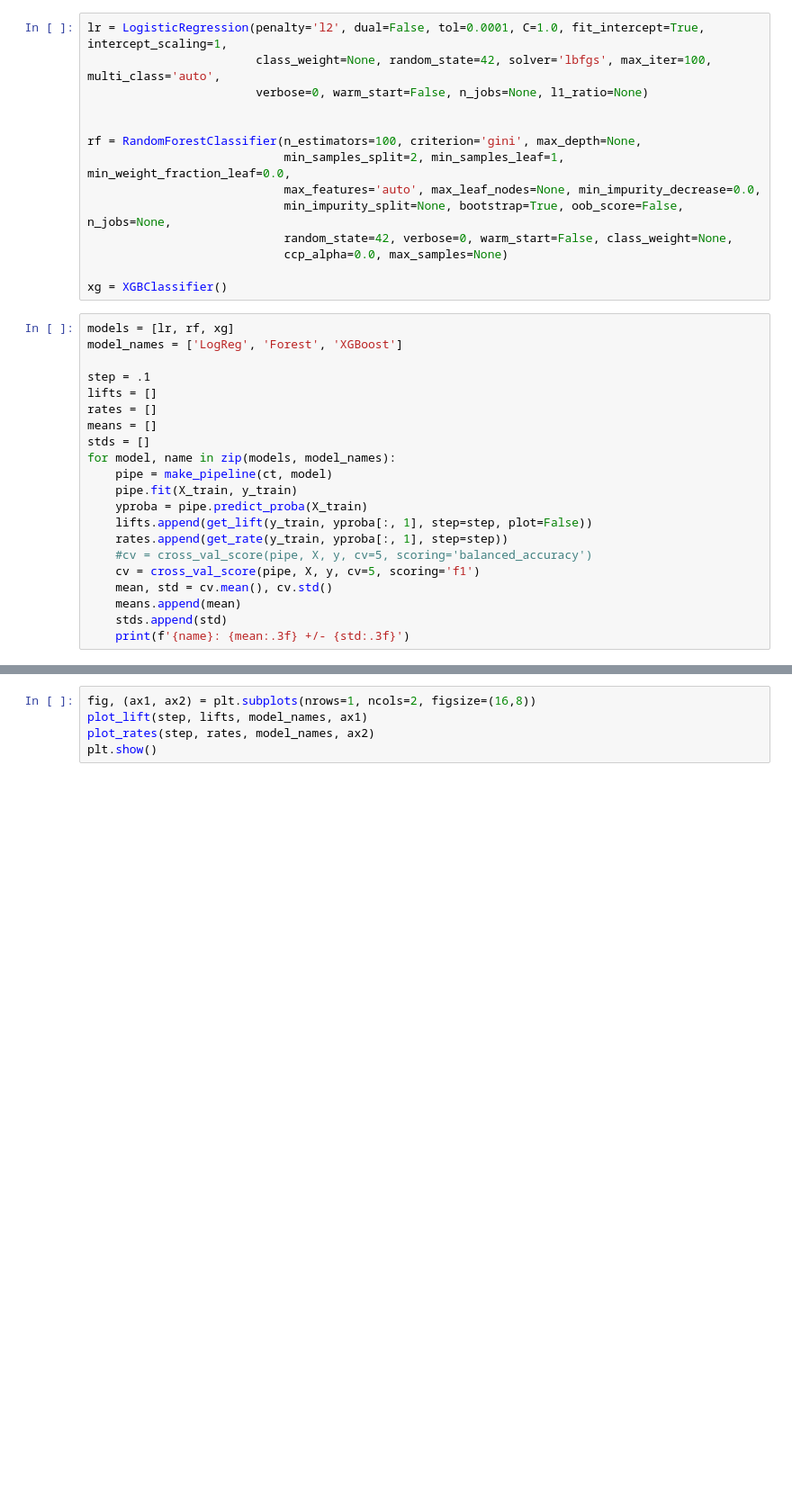
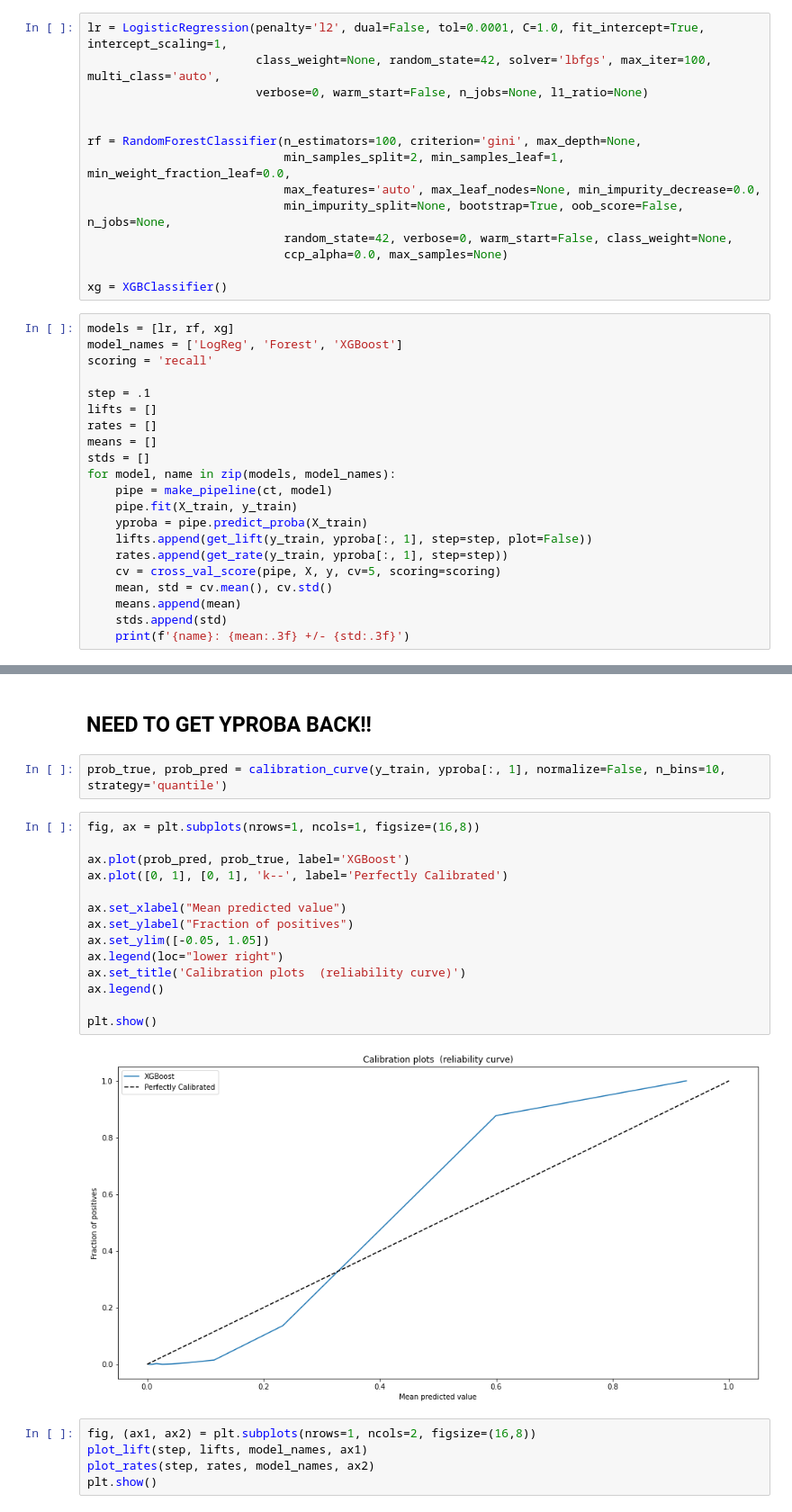
Before and after one commit to gcsantucci/churn_TopBank, a Jupyter notebook: churn_analysis.ipynb, the cells around one changed output, grey strips where cells are left out. Shown at 90% size. Cells and saved outputs as stored; diff of their text form; blank space fills up the shorter version.

Commit message:
add calibration_curve analysis

```diff
--- a/churn_analysis.ipynb
+++ b/churn_analysis.ipynb
@@ -893,6 +894,7 @@ xg = XGBClassifier()
 # %%
 models = [lr, rf, xg]
 model_names = ['LogReg', 'Forest', 'XGBoost']
+scoring = 'recall'
 
 step = .1
 lifts = []
@@ -905,8 +907,7 @@ for model, name in zip(models, model_names):
     yproba = pipe.predict_proba(X_train)
     lifts.append(get_lift(y_train, yproba[:, 1], step=step, plot=False))
     rates.append(get_rate(y_train, yproba[:, 1], step=step))
-    #cv = cross_val_score(pipe, X, y, cv=5, scoring='balanced_accuracy')
-    cv = cross_val_score(pipe, X, y, cv=5, scoring='f1')
+    cv = cross_val_score(pipe, X, y, cv=5, scoring=scoring)
     mean, std = cv.mean(), cv.std()
     means.append(mean)
     stds.append(std)
@@ -918,3 +919,23 @@ XGBoost: 0.585 +/- 0.027
+# %% [markdown]
+## NEED TO GET YPROBA BACK!!
+# %%
+prob_true, prob_pred = calibration_curve(y_train, yproba[:, 1], normalize=False, n_bins=10, strategy='quantile')
+# %%
+fig, ax = plt.subplots(nrows=1, ncols=1, figsize=(16,8))
+
+ax.plot(prob_pred, prob_true, label='XGBoost')
+ax.plot([0, 1], [0, 1], 'k--', label='Perfectly Calibrated')
+
+ax.set_xlabel("Mean predicted value")
+ax.set_ylabel("Fraction of positives")
+ax.set_ylim([-0.05, 1.05])
+ax.legend(loc="lower right")
+ax.set_title('Calibration plots  (reliability curve)')
+ax.legend()
+
+plt.show()
+# %% [output]
+[figure, added]
 # %%
 fig, (ax1, ax2) = plt.subplots(nrows=1, ncols=2, figsize=(16,8))
 plot_lift(step, lifts, model_names, ax1)
```
Also changed, not shown: parts of 2 cells of this notebook.
